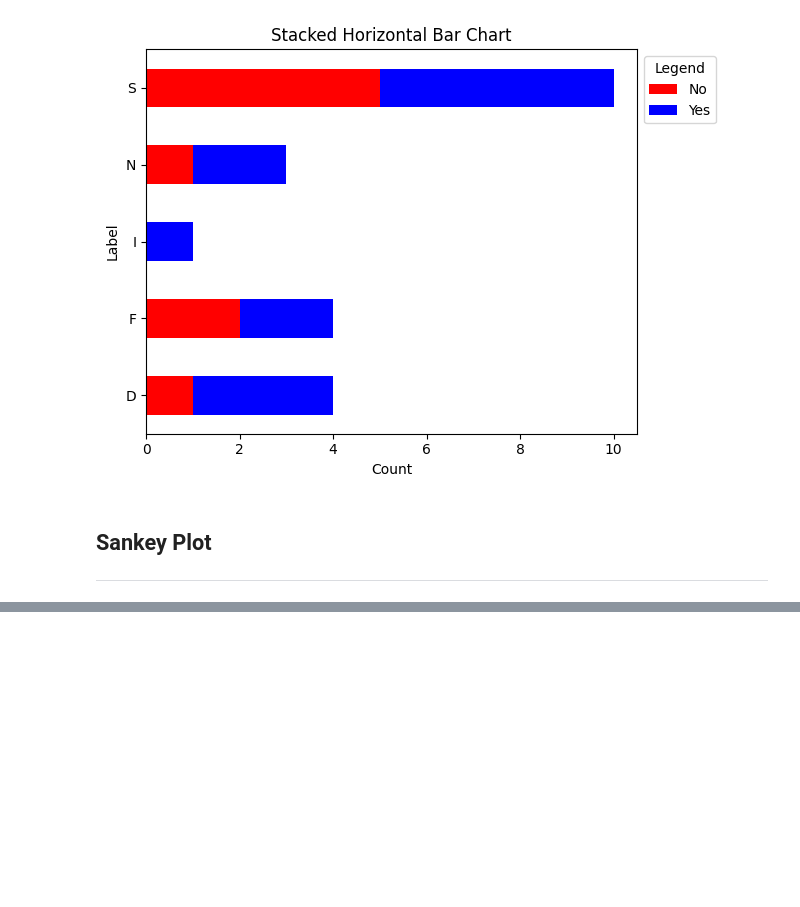
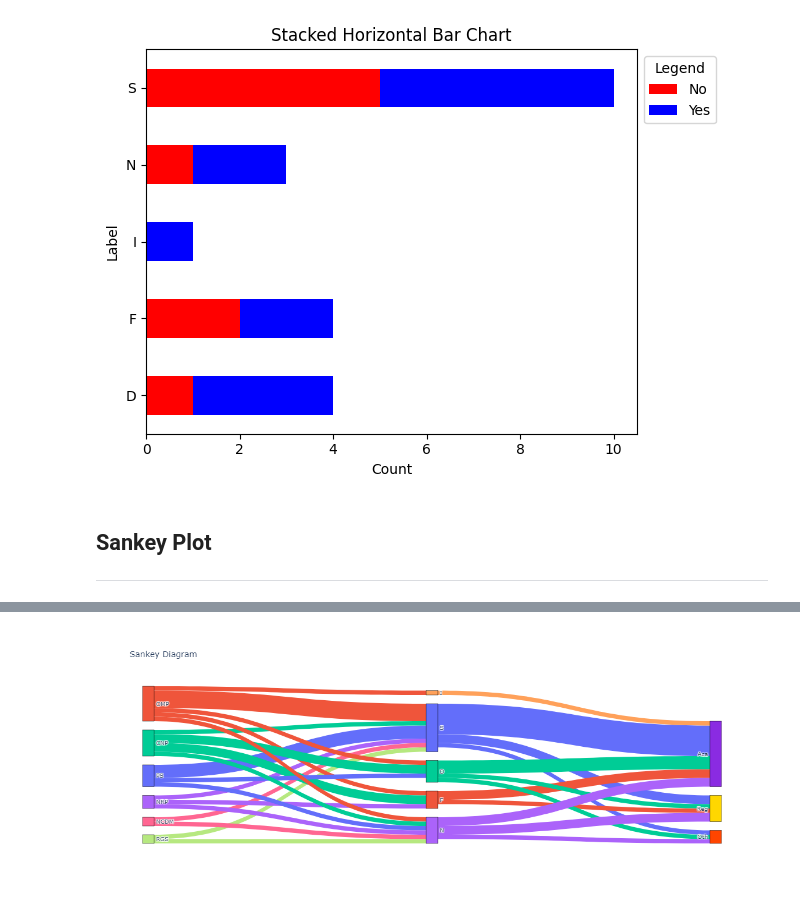
Before and after one commit to MrChooey/Data_Analytics, a Jupyter notebook: src/PLOTS.ipynb, the cells around one changed output, grey strips where cells are left out. Drawn from its saved outputs; the diff is of its cells as text; code cells hidden in the pictures; blank space fills up the shorter version.

```diff
--- a/src/PLOTS.ipynb
+++ b/src/PLOTS.ipynb
@@ -77,0 +33,60 @@ KeyError: 'source'
+# %%
+import plotly.graph_objects as go
+
+labels = ['PS', 'OMP', 'CNP', 'NRP', 'NMCCC', 'PEC', 'NCDM', 'RGS',
+          'S', 'F', 'D', 'N', 'I', 'Reg', 'Aca', 'Oth']
+
+colors = [    '#FFA07A', '#20B2AA', '#FF8C00', '#FF6AB4', '#8FBC8F',
+    '#02CED1', '#FFD701', '#BA55D3', '#87CEFA', '#4782B4',
+    '#5F9EA0', '#6395EC', '#00BFFF', '#3CB371', '#97FB98',
+    '#90EE8F' ]
+
+sources = [0, 1, 2, 3, 4, 5, 6, 7,
+           0, 1, 2, 3, 4, 5, 6, 7,
+           0, 1, 2, 3, 4, 5, 6, 7,
+           0, 1, 2, 3, 4, 5, 6, 7,
+           0, 1, 2, 3, 4, 5, 6, 7]
+
+targets = [8, 8, 8, 8, 8, 8, 8, 8,
+           9, 9, 9, 9, 9, 9, 9, 9,
+           10, 10, 10, 10, 10, 10, 10, 10,
+           11, 11, 11, 11, 11, 11, 11, 11,
+           12, 12, 12, 12, 12, 12, 12, 12]
+
+values = [3, 4, 1, 1, 0, 0, 1, 1,
+          0, 1, 2, 1, 0, 0, 0, 0,
+          1, 1, 2, 0, 0, 0, 0, 0,
+          1, 1, 1, 1, 0, 0, 1, 1,
+          0, 1, 0, 0, 0, 0, 0, 0]
+
+sources += [8, 8, 8, 9, 9, 9, 10, 10, 10, 11, 11, 11, 12, 12, 12]
+targets += [13, 14, 15, 13, 14, 15, 13, 14, 15, 13, 14, 15, 13, 14, 15]
+values += [2, 7, 1, 1, 2, 0, 1, 3, 1, 2, 2, 1, 0, 1, 0]
+
+link_colors = [colors[src] for src in sources]
+
+fig = go.Figure(go.Sankey(
+    node=dict(
+        pad=15,
+        thickness=20,
+        line=dict(color="black", width=0.5),
+        label=labels,
+        color=colors
+    ),
+    link=dict(
+        source=sources,
+        target=targets,
+        value=values,
+        color=link_colors
+    )
+))
+
+fig.update_layout(title_text="Sankey Diagram", font_size=10)
+
+from IPython.display import display
+from PIL import Image
+
+img = Image.open("../assets/newplot.png")
+display(img)
+# %% [output]
+[figure, added]
```
Also changed, not shown: parts of 1 cell of this notebook, 5 other files.
